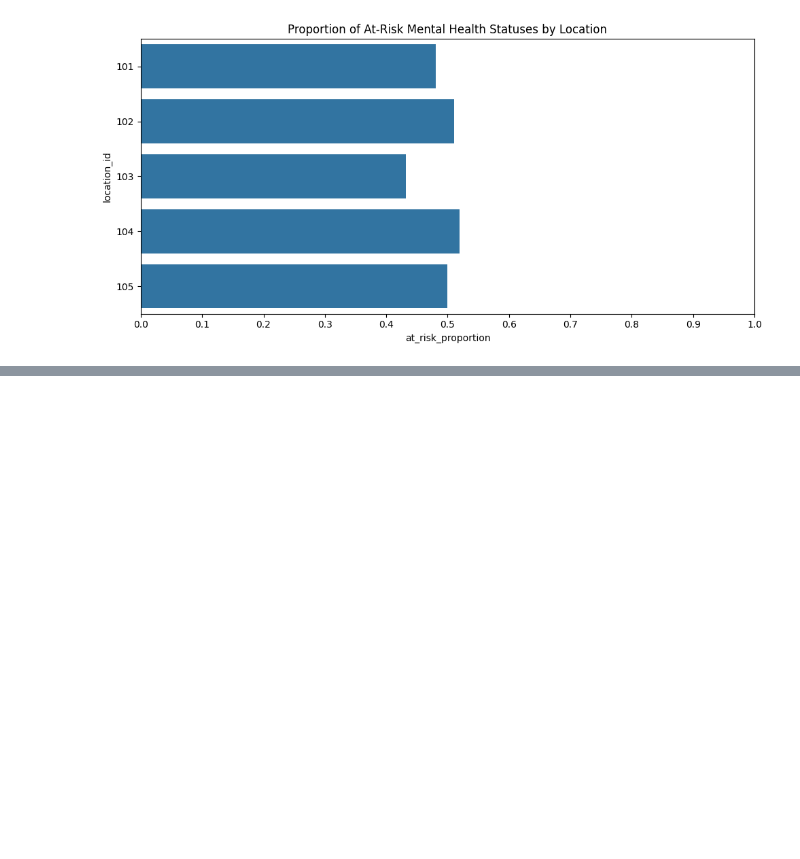
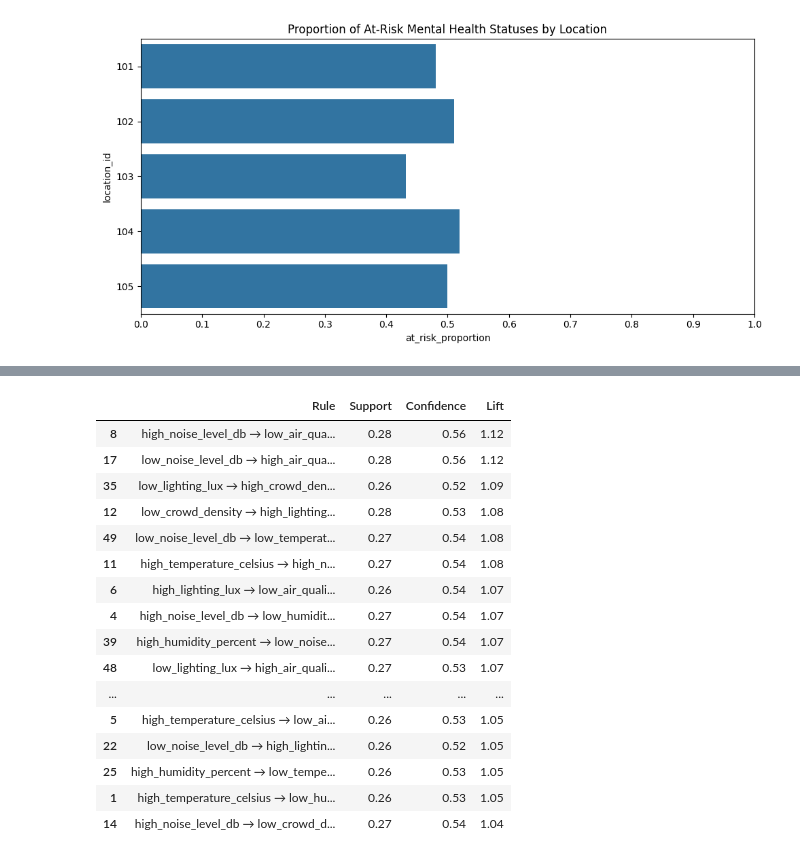
Before and after one commit to lanc3reyes/csmodel_mp, a Jupyter notebook: CSMODEL_Phase1_Group9.ipynb, the cells around one changed output, grey strips where cells are left out. Saved outputs shown, nothing was run; the diff lists cells and outputs as text; code cells hidden in the pictures; blank space fills up the shorter version.

```diff
--- a/CSMODEL_Phase1_Group9.ipynb
+++ b/CSMODEL_Phase1_Group9.ipynb
@@ -838,0 +926,67 @@ To summarize the graph, the displays the proportion of mental health records mar
+# %%
+from itertools import combinations
+from collections import defaultdict
+
+at_risk_df = mental_health_df[mental_health_df['mental_health_status'].isin([1, 2])]
+
+highlow_env = pd.DataFrame()
+
+#Gets the median for that variable in the filtered data then converts the value to 'high_envvariable' or 'low_envvariable' based on whether it’s above or below the median
+for var in env_vars:
+    median = at_risk_df[var].median()
+    highlow_env[var] = at_risk_df[var].apply(lambda x: f"high_{var}" if x > median else f"low_{var}")
+
+#turns into a set of items (basket method)
+basket = highlow_env.apply(lambda row: set(row), axis=1).tolist()
+
+item_counts = defaultdict(int)
+pair_counts = defaultdict(int)
+
+for data in basket:
+    for item in data:
+        item_counts[frozenset([item])] += 1
+    for pair in combinations(data, 2):
+        pair_counts[frozenset(pair)] += 1
+
+total_data = len(basket)
+
+rules = []
+
+for pair, pair_count in pair_counts.items():
+    items = list(pair)
+    A, B = frozenset([items[0]]), frozenset([items[1]])
+
+    support_pair = pair_count / total_data
+    support_A = item_counts[A] / total_data
+    support_B = item_counts[B] / total_data
+
+    confidence_A_to_B = support_pair / support_A if support_A > 0 else 0
+    lift = confidence_A_to_B / support_B if support_B > 0 else 0
+
+    rules.append({
+        'Rule': f"{list(A)[0]} → {list(B)[0]}",
+        'Support': round(support_pair, 2),
+        'Confidence': round(confidence_A_to_B, 2),
+        'Lift': round(lift, 2)
+    })
+
+rules_df = pd.DataFrame(rules).sort_values(by='Lift', ascending=False)
+rules_df.head(20)
+# %% [output]
+|  | Rule | Support | Confidence | Lift |
+| 8 | high_noise_level_db → low_air_qua... | 0.28 | 0.56 | 1.12 |
+| 17 | low_noise_level_db → high_air_qua... | 0.28 | 0.56 | 1.12 |
+| 35 | low_lighting_lux → high_crowd_den... | 0.26 | 0.52 | 1.09 |
+| 12 | low_crowd_density → high_lighting... | 0.28 | 0.53 | 1.08 |
+| 49 | low_noise_level_db → low_temperat... | 0.27 | 0.54 | 1.08 |
+| 11 | high_temperature_celsius → high_n... | 0.27 | 0.54 | 1.08 |
+| 6 | high_lighting_lux → low_air_quali... | 0.26 | 0.54 | 1.07 |
+| 4 | high_noise_level_db → low_humidit... | 0.27 | 0.54 | 1.07 |
+| 39 | high_humidity_percent → low_noise... | 0.27 | 0.54 | 1.07 |
+| 48 | low_lighting_lux → high_air_quali... | 0.27 | 0.53 | 1.07 |
+| ... | ... | ... | ... | ... |
+| 5 | high_temperature_celsius → low_ai... | 0.26 | 0.53 | 1.05 |
+| 22 | low_noise_level_db → high_lightin... | 0.26 | 0.52 | 1.05 |
+| 25 | high_humidity_percent → low_tempe... | 0.26 | 0.53 | 1.05 |
+| 1 | high_temperature_celsius → low_hu... | 0.26 | 0.53 | 1.05 |
+| 14 | high_noise_level_db → low_crowd_d... | 0.27 | 0.54 | 1.04 |
```
Also changed, not shown: parts of 15 cells of this notebook.
